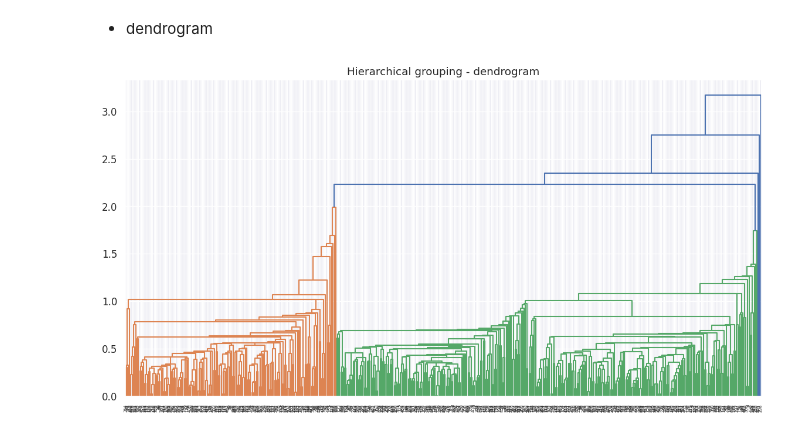
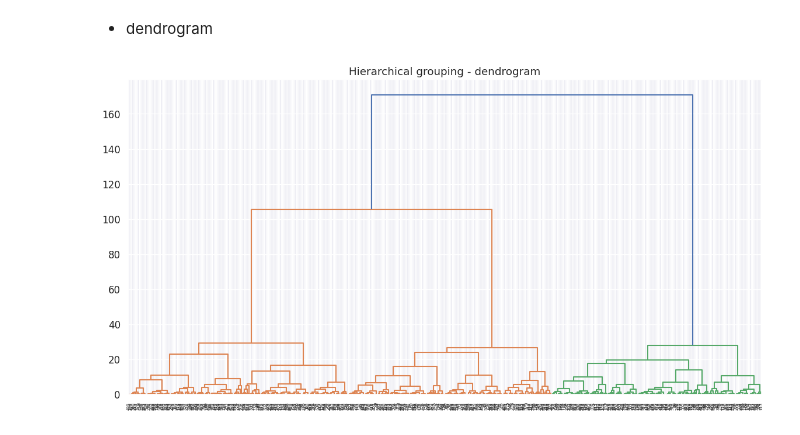
Before and after one commit to davidofitaly/05_clustering_projects, a Jupyter notebook: 02_hierarchical_clustering_project.ipynb, the cells around one changed output. Drawn from its saved outputs; the diff is of its cells as text; code cells hidden in the pictures.

```diff
--- a/02_hierarchical_clustering_project.ipynb
+++ b/02_hierarchical_clustering_project.ipynb
@@ -146,12 +148,12 @@ px.scatter(df_group_500, 'x1', 'x2', 'cluster', width=1000, height=500, template
 - dendrogram
 # %%
 # Generate a linkage matrix using the hierarchical clustering algorithm
-linked = linkage(data)
+linked = linkage(data, method='ward')
 
 # Create a dendrogram to visualize the hierarchical clustering of the data points.
 plt.figure(figsize=(14,7))
 dendrogram(linked, orientation='top', labels=range(1, 501), distance_sort='descending', show_leaf_counts=True)
 plt.title('Hierarchical grouping - dendrogram')
 plt.show()
 # %% [output]
-[figure, old version]
+[figure, new version]
```
Also changed, not shown: parts of 5 cells of this notebook.
